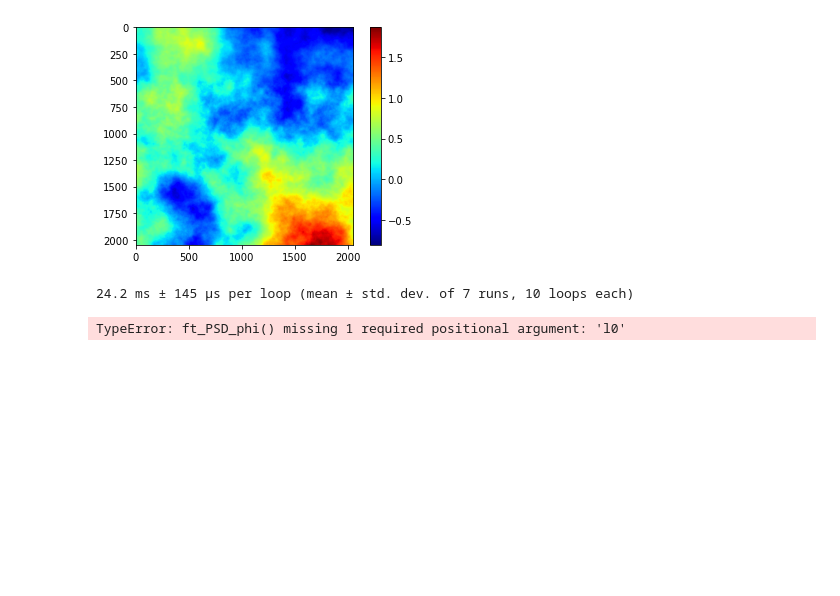
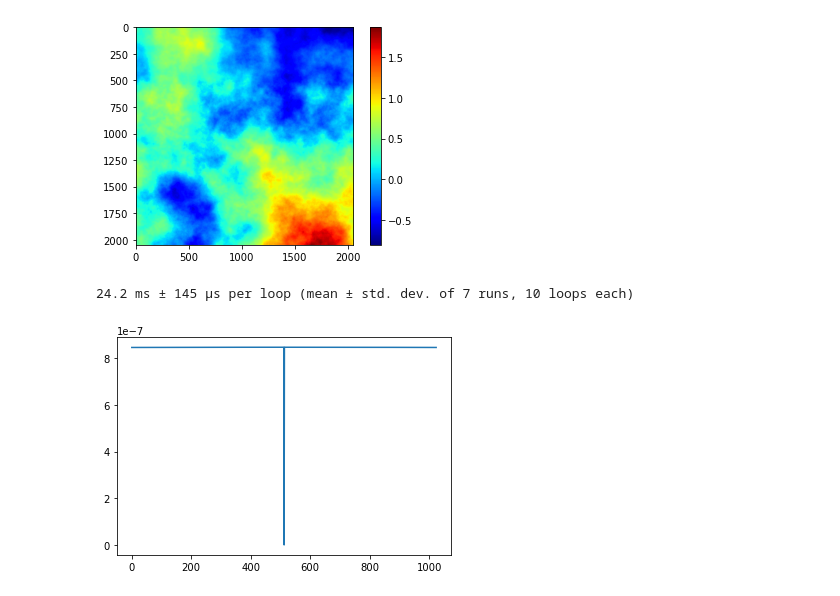
Before and after one commit to astro-tiptop/SYMAO, a Jupyter notebook: notebooks/SymTurbolence.ipynb, the cells around one changed output. Cells and saved outputs as stored; diff of their text form; code cells hidden in the pictures; blank space fills up the shorter version.

```diff
--- a/notebooks/SymTurbolence.ipynb
+++ b/notebooks/SymTurbolence.ipynb
@@ -232,15 +232,15 @@ scrn.add_row()
 # %%
 NN = 1024
 pixel_scale = 50.0/float(NN)
-psd2d = ft_PSD_phi(8, NN, pixel_scale, 1.0, 1e1-10)
-psd2ds = np.fft.fftshift(psd2d)
+psd2d = ft_PSD_phi(turbolenceFormulas, 8, NN, pixel_scale, 1.0, 1e1-10)
+# psd2ds = np.fft.fftshift(psd2d)
 #plt.imshow( psd2d, cmap='jet')
 plt.xscale('linear')
 plt.yscale('linear')
 plt.plot(psd2d[0][:, int(NN//2)])
 plt.show()
 # %% [output]
-TypeError: ft_PSD_phi() missing 1 required positional argument: 'l0'
+[figure, added]
 # %%
 eeq = turbolenceFormulas.getFormula('phaseStructureFunctionOrig_r')
 
```
Also changed, not shown: parts of 4 cells of this notebook.
